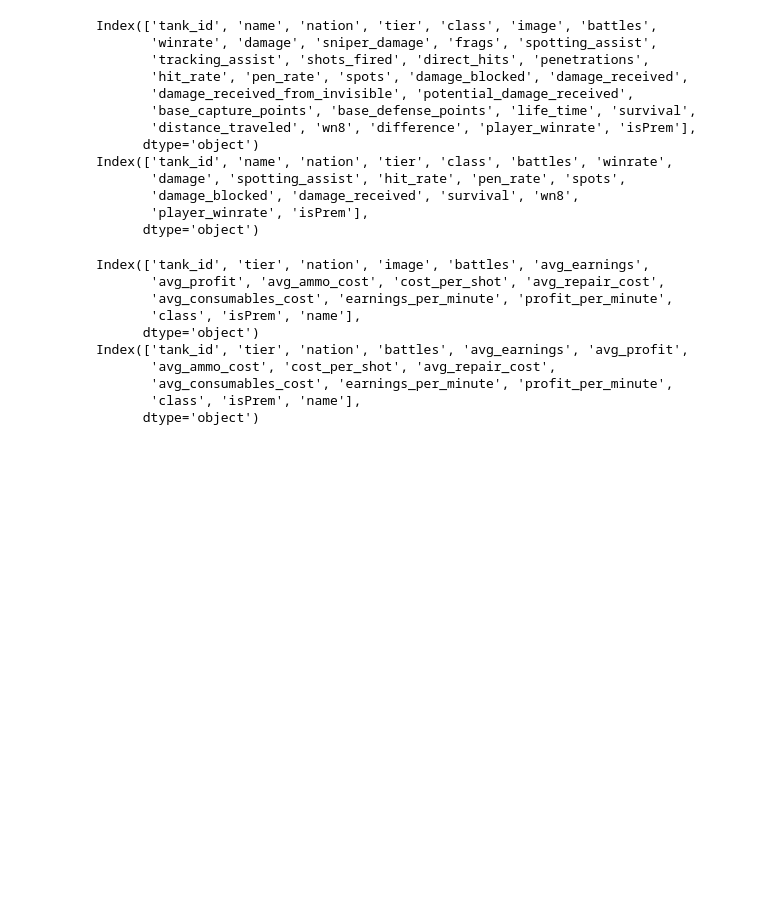
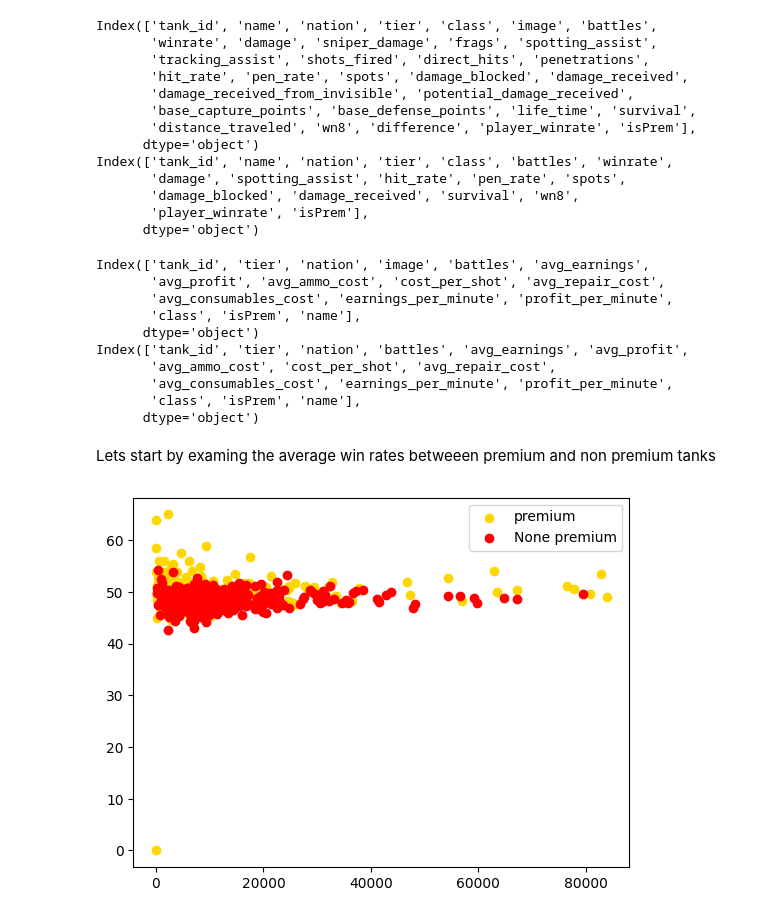
Before and after one commit to jeffreyLyngdoh/Final-Tutorial-World-of-Tank-deep-dive, a Jupyter notebook: final.ipynb, the cells around one changed output. Saved outputs shown, nothing was run; the diff lists cells and outputs as text; code cells hidden in the pictures; blank space fills up the shorter version.

```diff
--- a/final.ipynb
+++ b/final.ipynb
@@ -164,3 +164,15 @@ Index(['tank_id', 'tier', 'nation', 'battles', 'avg_earnings', 'avg_profit',
        'avg_consumables_cost', 'earnings_per_minute', 'profit_per_minute',
        'class', 'isPrem', 'name'],
       dtype='object')
+# %% [markdown]
+Lets start by examing the average win rates betweeen premium and non premium tanks
+# %%
+premiumGeneral = generalDf[generalDf['isPrem'] == True]
+stdGeneral = generalDf[generalDf['isPrem'] == False]
+
+plt.scatter(premiumGeneral['battles'], premiumGeneral['winrate'], label = "premium", color = 'gold')
+plt.scatter(stdGeneral['battles'], stdGeneral['winrate'], label = "None premium", color = 'red')
+plt.legend()
+plt.show()
+# %% [output]
+[figure, added]
```
Also changed, not shown: parts of 2 cells of this notebook, 1 other file.
